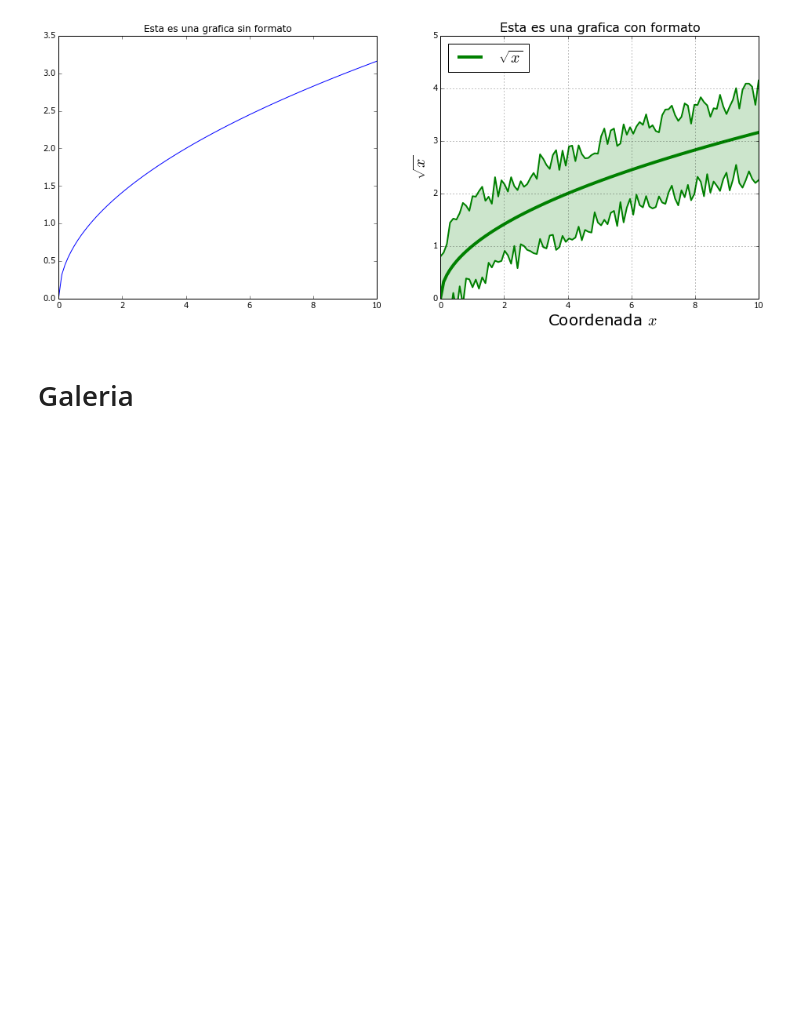
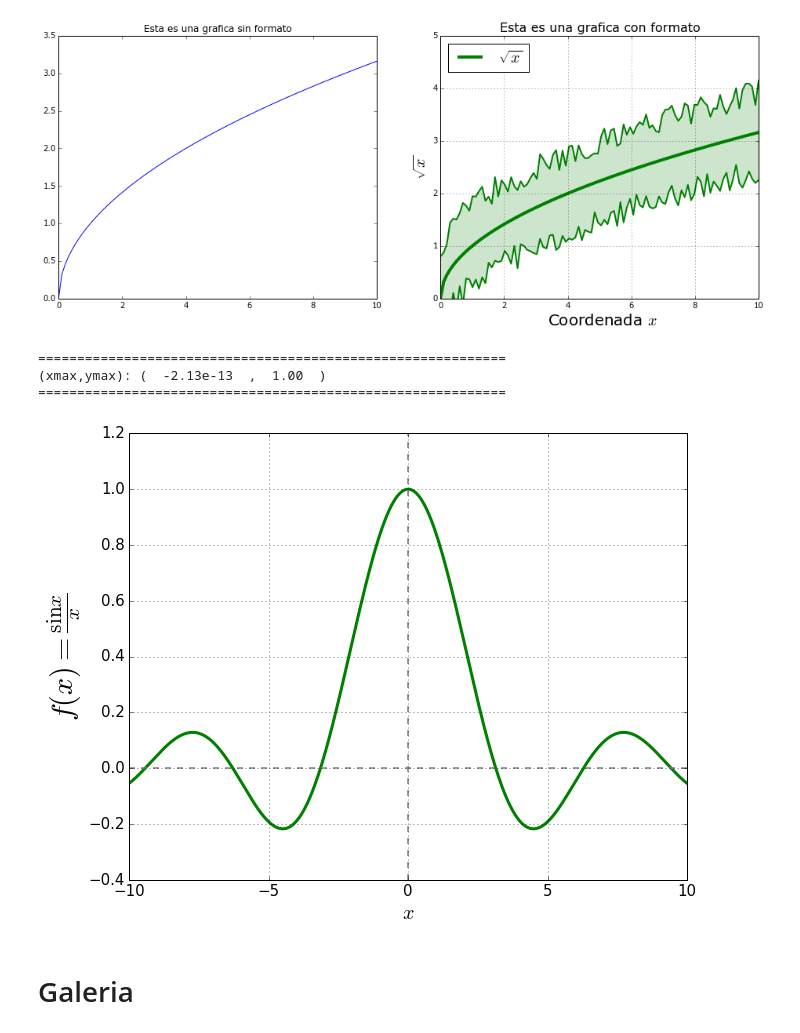
Before and after one commit to Darivadi/Fundamentals_in_computation, a Jupyter notebook: Matplotlib_basico.ipynb, the cells around one changed output. Drawn from its saved outputs; the diff is of its cells as text; code cells hidden in the pictures; blank space fills up the shorter version.

```diff
--- a/Matplotlib_basico.ipynb
+++ b/Matplotlib_basico.ipynb
@@ -358,6 +359,73 @@ plt.show()
 [figure]
 # %%
 plt.legend?
+# %%
+#!/usr/bin/env python
+#! -*- coding: utf-8 -*-
+
+import numpy as np
+import matplotlib.pyplot as plt
+import matplotlib as mpl
+
+
+#========================
+# Se define la funcion
+#========================
+def Function(x):
+    return np.sin(x)/x
+
+
+
+#==============================================
+# calcularemos los pares ordenados (x,f(x))
+#==============================================
+
+# --- forma convencional ---
+
+X = np.arange(-10,10,0.01)
+Y = list() #lista vacia
+#Y = []
+
+for i in X:
+    Y.append(Function(i))
+
+Y = np.array(Y) # Se convierte la lista en un array de Numpy
+
+
+# --- forma python ---
+Y2 = Function(X)
+
+
+# Parametros iniciales
+Ymax = Y2[0]
+Xmax = X[0]
+
+# Determinando el máximo de la funcion
+for i in range(1,len(Y2)):
+    if Y2[i]>Ymax:
+        Ymax = Y2[i]
+        Xmax = X[i]
+
+print "="*60
+print "(xmax,ymax): (  %.2e  ,  %.2f  )"%(Xmax,Ymax)
+print "="*60
+
+#==============================
+# Graficando la funcion:
+#==============================
+plt.figure(figsize=(10,8))
+plt.plot(X,Y2,'g-',linewidth=3)
+plt.xlabel("$x$",fontsize=20)
+plt.ylabel("$f(x) = \\frac{\sin x}{x}$",fontsize=30)
+plt.axvline(linewidth = 1.5,linestyle = "--",color = "gray")
+plt.axhline(linewidth = 1.5,linestyle = "--",color = "gray")
+plt.grid()
+plt.show()
+# %% [output]
+============================================================
+(xmax,ymax): (  -2.13e-13  ,  1.00  )
+============================================================
+[figure, added]
 # %% [markdown]
 # Galeria
 # %%
```
Also changed, not shown: parts of 3 cells of this notebook, 2 other files.
